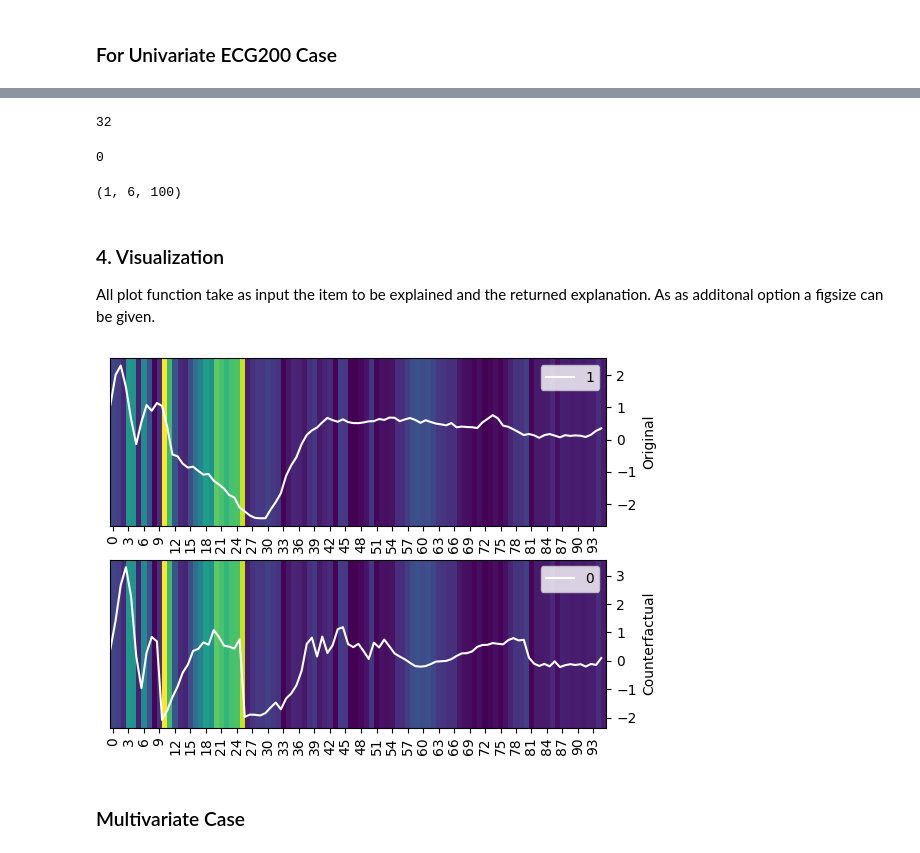
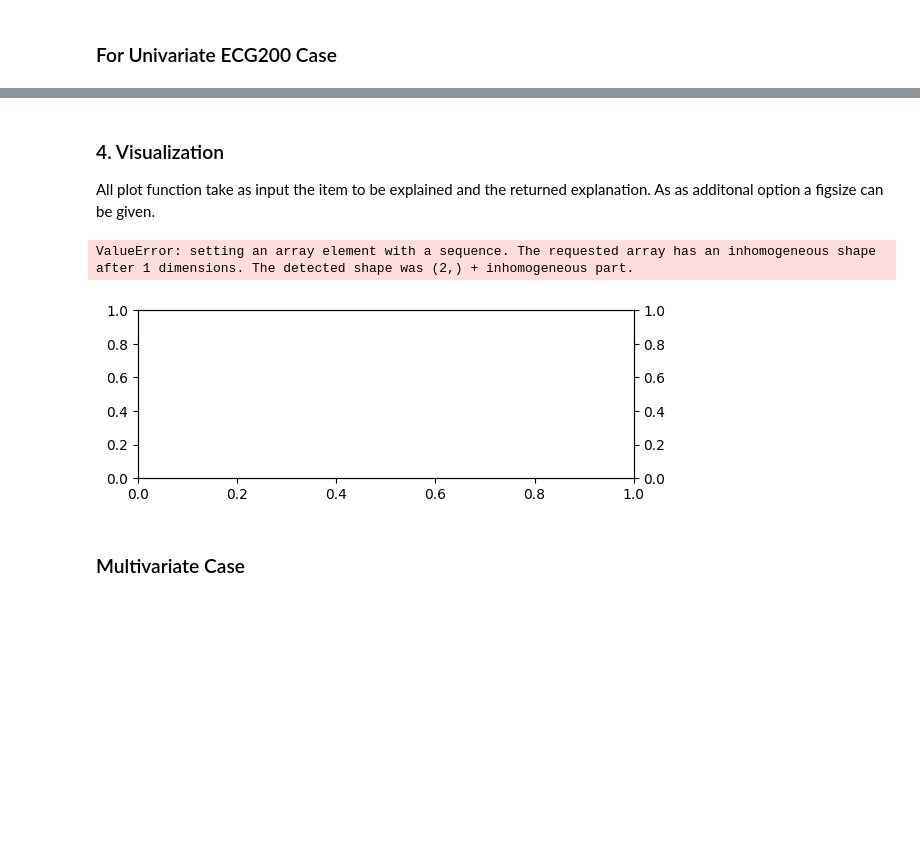
Before and after one commit to fzi-forschungszentrum-informatik/TSInterpret, a Jupyter notebook: Sets_tensorflow.ipynb, the cells around one changed output, grey strips where cells are left out. Drawn from its saved outputs; the diff is of its cells as text; code cells hidden in the pictures; blank space fills up the shorter version.

```diff
--- a/Sets_tensorflow.ipynb
+++ b/Sets_tensorflow.ipynb
@@ -64,15 +64,18 @@ SETS works on all models returning a probability function. The Initialization ta
 
 from TSInterpret.InterpretabilityModels.counterfactual.SETSCF import SETSCF
 
+train_x, train_y, test_x, test_y = data
+
 # Note: this is for demonstration purposes, time contract per minutes should be adjusted for better results!
 exp_model= SETSCF(model,
-                  data,
+                  (train_x, train_y),
                   backend='TF',
                   mode='time',
                   min_shapelet_len=3,
                   max_shapelet_len=20,
                   time_contract_in_mins_per_dim=1,
-                  initial_num_shapelets_per_case=10)
+                  initial_num_shapelets_per_case=10,
+                  fit_shapelets = False)
 # %% [output]
 The autoreload extension is already loaded. To reload it, use:
   %reload_ext autoreload
@@ -87,0 +88,2 @@ len(exp_model.train_distances[0][2].shape)
+# %%
+exp_model.fit(occlusion_threshhold=1e-1,remove_multiclass_shapelets=True)
@@ -100,5 +100,5 @@ exp_model.all_shapelets_class
 # %%
-ts = 3
-print(np.swapaxes(data[0][ts],0,1).shape)
-exp = exp_model.explain(np.swapaxes(data[2][ts],0,1))
+ts = 10
+test_y[ts]
+cf_explanation, label = exp_model.explain(np.swapaxes(test_x[ts],0,1), target = None)
 # %% [output]
@@ -115,32 +117,20 @@ IndexError: tuple index out of range
-# %%
-print(len(exp_model.shapelets[0]))
-# %% [output]
-32
-# %%
-array, label=exp
-print(label)
-# %% [output]
-0
-# %%
-array.shape
-# %% [output]
-(1, 6, 100)
 # %% [markdown]
 ### 4. Visualization
 
 All plot function take as input the item to be explained and the returned explanation. As as additonal option a figsize can be given.
 # %%
 exp_model.plot(
-        data[2][ts],
+        cf_explanation,
         np.argmax(model(data[2])[ts]),
-        array,
+        test_x[ts],
         label,
         vis_change=True,
         all_in_one=False,
         save_fig=None,
         figsize=(6.4, 4.8))
 # %% [output]
+ValueError: setting an array element with a sequence. The requested array has an inhomogeneous shape after 1 dimensions. The detected shape was (2,) + inhomogeneous part.
-[figure, old version]
+[figure, new version]
 # %% [markdown]
 ### Multivariate Case
 # %%
```
Also changed, not shown: parts of 13 cells of this notebook, 17 other files.
